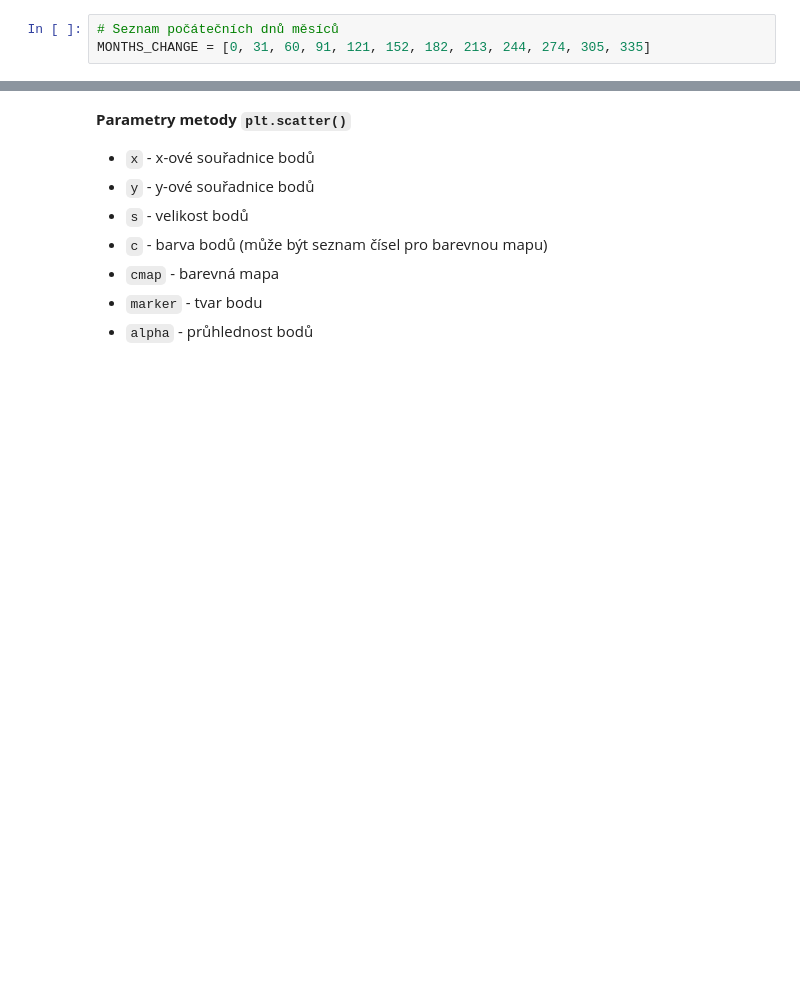
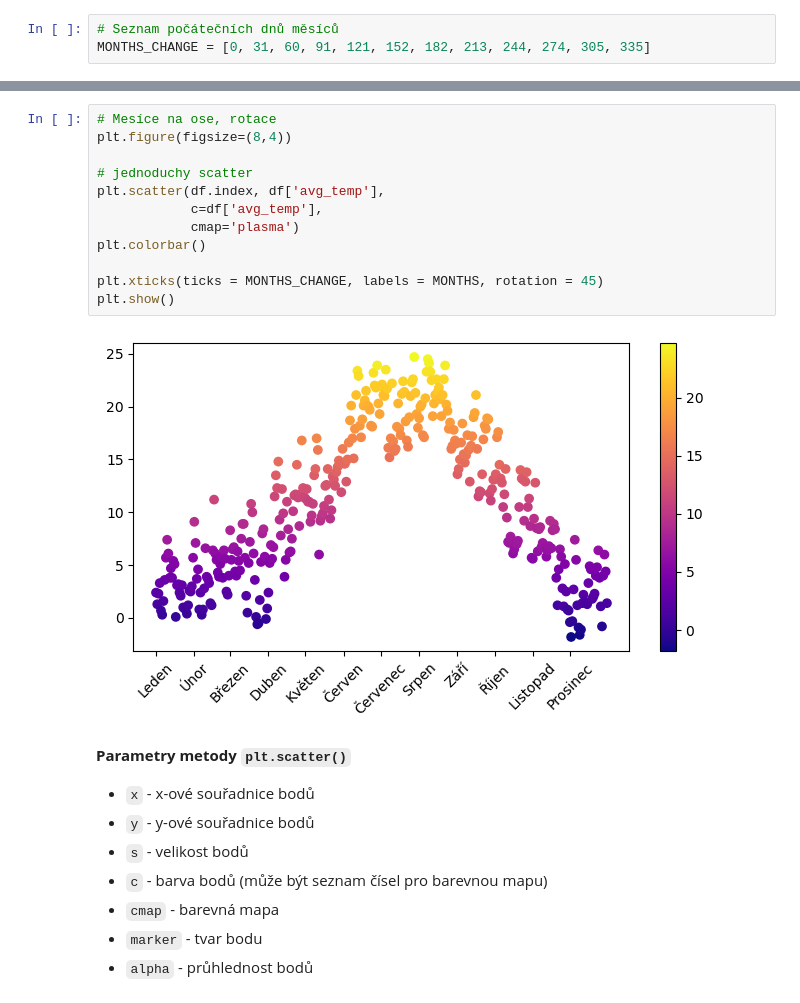
Before and after one commit to danakozakova/Python-CodersLab, a Jupyter notebook: Day_7/Day_7_02_Advanced_plots_reseni.ipynb, the cells around one changed output, grey strips where cells are left out. Saved outputs shown, nothing was run; the diff lists cells and outputs as text; blank space fills up the shorter version.

```diff
--- a/Day_7/Day_7_02_Advanced_plots_reseni.ipynb
+++ b/Day_7/Day_7_02_Advanced_plots_reseni.ipynb
@@ -514,3 +539,17 @@ MONTHS_CHANGE = [0, 31, 60, 91, 121, 152, 182, 213, 244, 274, 305, 335]
+# %%
+# Mesíce na ose, rotace
+plt.figure(figsize=(8,4))
+
+# jednoduchy scatter
+plt.scatter(df.index, df['avg_temp'],
+            c=df['avg_temp'],
+            cmap='plasma')
+plt.colorbar()
+
+plt.xticks(ticks = MONTHS_CHANGE, labels = MONTHS, rotation = 45)
+plt.show()
+# %% [output]
+[figure, added]
 # %% [markdown]
 **Parametry metody `plt.scatter()`**
 
```
Also changed, not shown: parts of 32 cells of this notebook.
